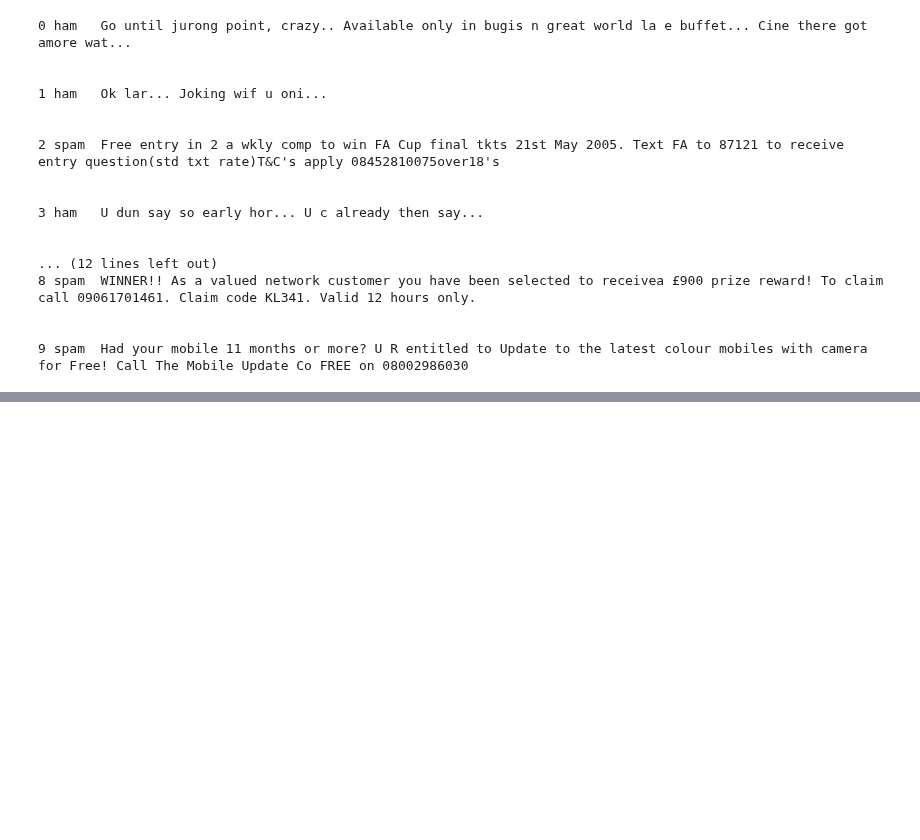
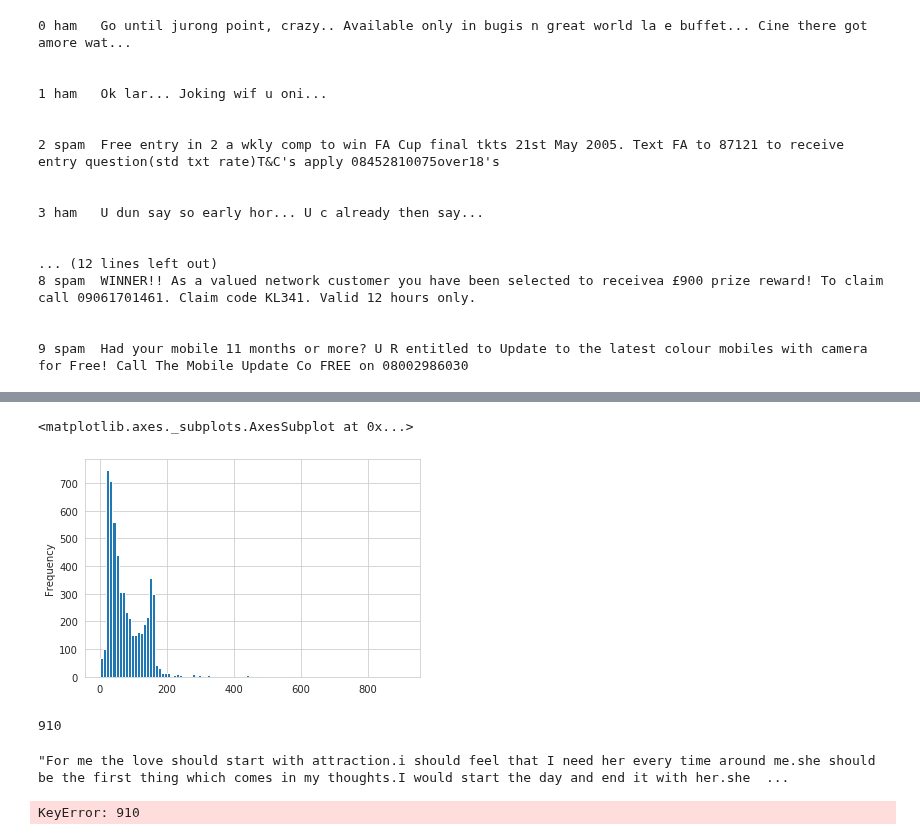
Before and after one commit to OhGreat/Machine-Learning, a Jupyter notebook: Sklearn/Natural Language Processing/SMS Spam Detection.ipynb, the cells around one changed output, grey strips where cells are left out. Saved outputs shown, nothing was run; the diff lists cells and outputs as text; code cells hidden in the pictures; blank space fills up the shorter version.

```diff
--- a/Sklearn/Natural Language Processing/SMS Spam Detection.ipynb
+++ b/Sklearn/Natural Language Processing/SMS Spam Detection.ipynb
@@ -62,3 +62,5 @@ for mess_no, message in enumerate(messages[:10]):
 
 
 9 spam  Had your mobile 11 months or more? U R entitled to Update to the latest colour mobiles with camera for Free! Call The Mobile Update Co FREE on 08002986030
+# %%
+messages = pd.read_csv('SMSSpamCollection', sep='\t', names=['label', 'message'])
@@ -64,0 +84,2 @@ for mess_no, message in enumerate(messages[:10]):
+# %%
+messages['length'] = messages['message'].apply(len)
@@ -64,0 +95,17 @@ for mess_no, message in enumerate(messages[:10]):
+# %%
+messages['length'].plot.hist(bins=100)
+# %% [output]
+<matplotlib.axes._subplots.AxesSubplot at 0x...>
+[figure, added]
+# %%
+max(messages['length'])
+# %% [output]
+910
+# %%
+messages[ messages['length'] == 910]['message'].iloc[0]
+# %% [output]
+"For me the love should start with attraction.i should feel that I need her every time around me.she should be the first thing which comes in my thoughts.I would start the day and end it with her.she  ...
+# %%
+messages.hist
+# %% [output]
+KeyError: 910
```
Also changed, not shown: parts of 3 cells of this notebook.
